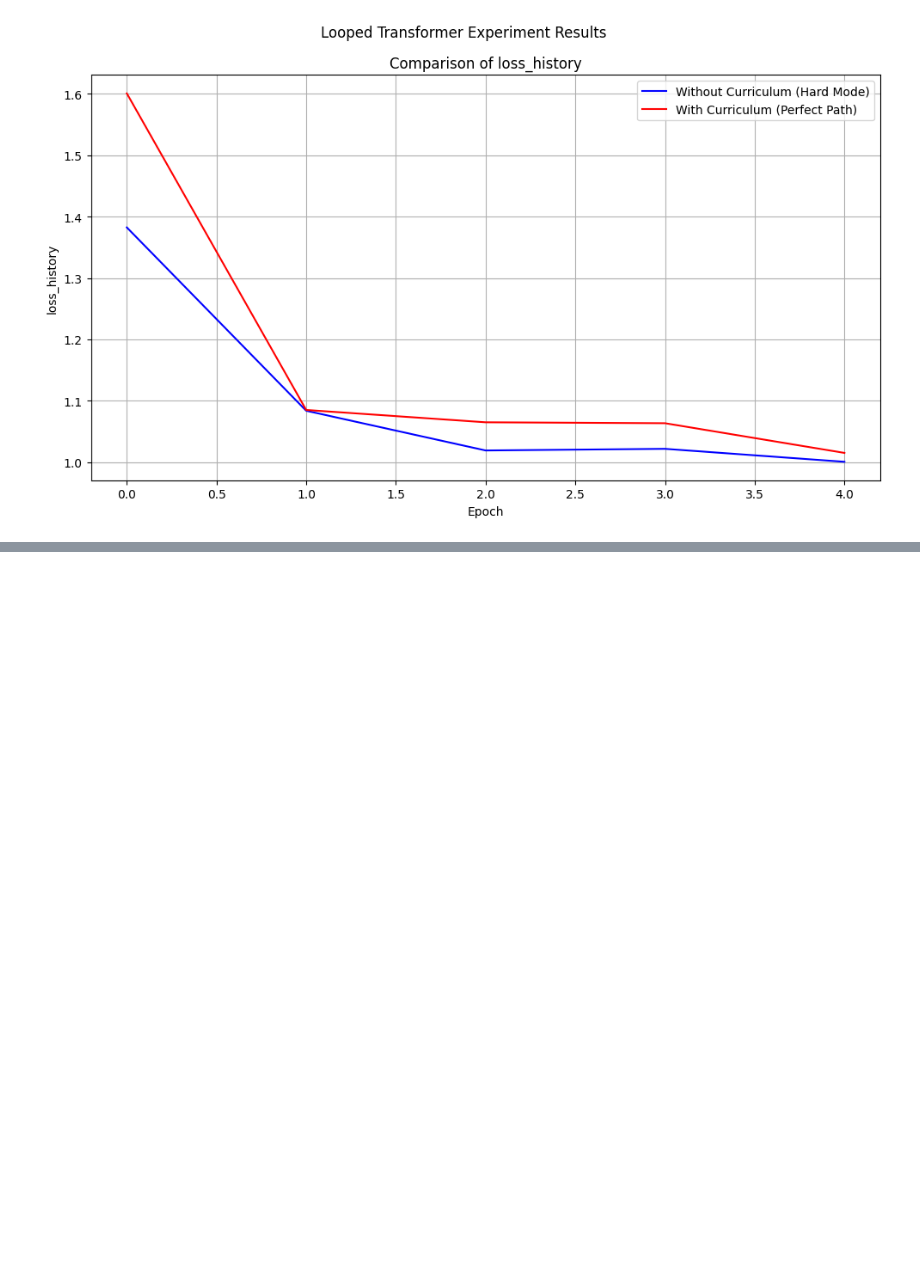
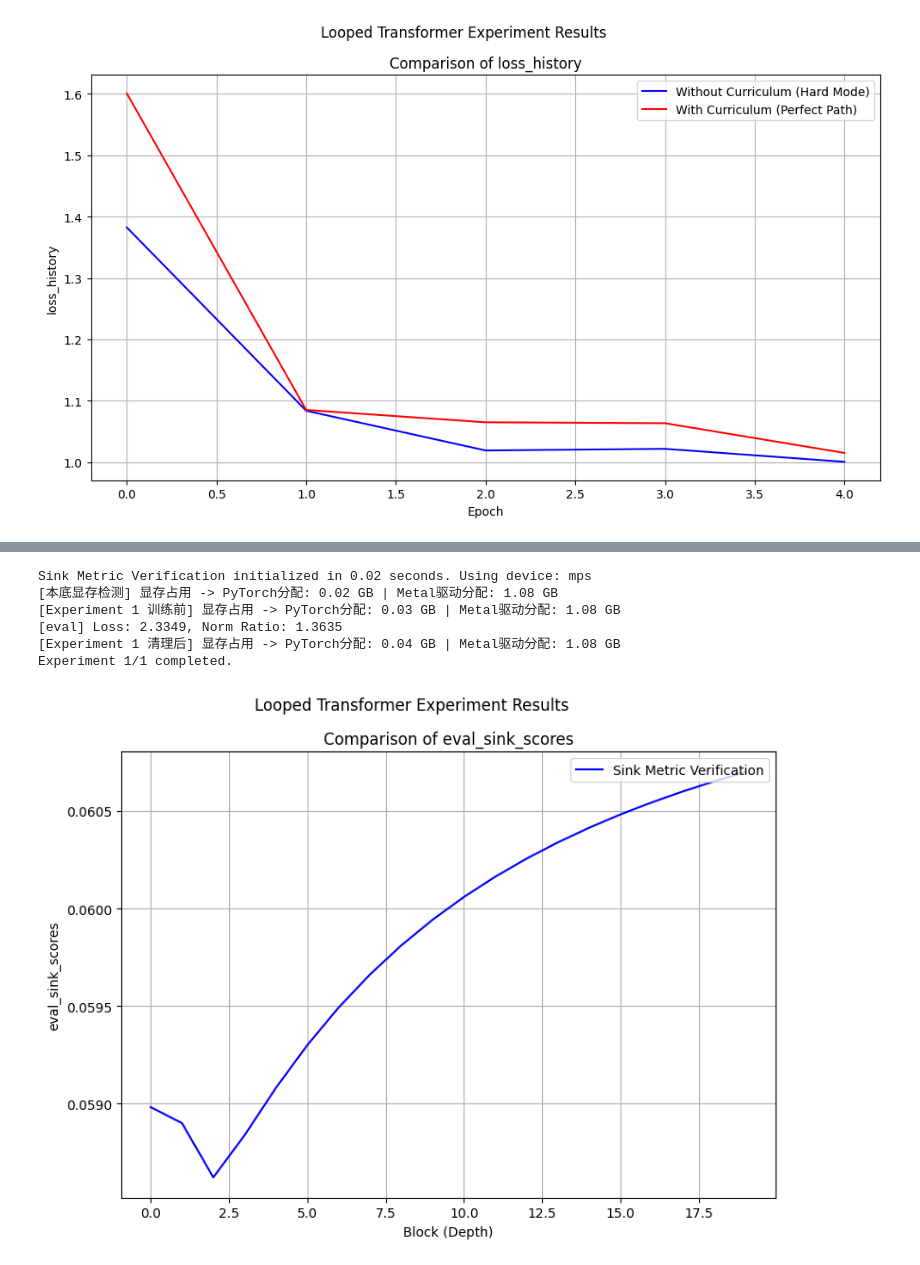
Before and after one commit to Bruce-lhq/looped-transformer-ablation-lab, a Jupyter notebook: Looped_Transformer.ipynb, the cells around one changed output, grey strips where cells are left out. Drawn from its saved outputs; the diff is of its cells as text; code cells hidden in the pictures; blank space fills up the shorter version.

```diff
--- a/Looped_Transformer.ipynb
+++ b/Looped_Transformer.ipynb
@@ -593,8 +642,14 @@ def nonlinear_data_generator(batch_size, seq_len, valid_d_x=None, d_x=20, d_y=1,
 
     if d_x==d_hidden:
         w1=torch.eye(d_x, device=device).unsqueeze(0).expand(batch_size, -1, -1) # 如果输入维度和隐藏层维度相同，变为nonlinear_func + linear的形式
+        if not getattr(nonlinear_data_generator, '_has_warned_w1_identity', False):
+            print("Warning: w1 is set to identity matrix because d_x equals d_hidden.")
+            nonlinear_data_generator._has_warned_w1_identity = True
     if d_hidden==d_y:
         w2=torch.eye(d_hidden, device=device).unsqueeze(0).expand(batch_size, -1, -1) # 如果隐藏层维度和输出维度相同，变为linear + nonlinear_func的形式
+        if not getattr(nonlinear_data_generator, '_has_warned_w2_identity', False):
+            print("Warning: w2 is set to identity matrix because d_hidden equals d_y.")
+            nonlinear_data_generator._has_warned_w2_identity = True
 
     hidden = x_data @ w1  # [batch_size, seq_len//2, d_hidden]
 
@@ -620,9 +675,9 @@ def dataloader(batch_size=64, seq_len=80, valid_d_x=None, d_x=20, d_y=1, device=
         valid_d_x = d_x
     while True:
         if data_type == 'linear':
-            x_data, y_data = linear_data_generator(batch_size, seq_len, valid_d_x=valid_d_x, d_x=d_x, d_y=d_y, device=device, generator=generator, ood_kwargs=ood_kwargs)
+            x_data, y_data = linear_data_generator(batch_size=batch_size, seq_len=seq_len, valid_d_x=valid_d_x, d_x=d_x, d_y=d_y, device=device, generator=generator, ood_kwargs=ood_kwargs)
         elif data_type == 'nonlinear':
-            x_data, y_data = nonlinear_data_generator(batch_size, seq_len, valid_d_x=valid_d_x, d_x=d_x, d_y=d_y, d_hidden=d_hidden, function_callable=function_callable, device=device, generator=generator, ood_kwargs=ood_kwargs)
+            x_data, y_data = nonlinear_data_generator(batch_size=batch_size, seq_len=seq_len, valid_d_x=valid_d_x, d_x=d_x, d_y=d_y, d_hidden=d_hidden, function_callable=function_callable, device=device, generator=generator, ood_kwargs=ood_kwargs)
         if sink_padding is not None:
             x_data = F.pad(x_data, (0, 0, sink_padding, 0), value=0)  # 在seq_len维度最前面添加sink_padding个全0向量
             y_data = F.pad(y_data, (0, 0, sink_padding, 0), value=0)
@@ -1779,0 +1925,11 @@ Experiment 2/2 completed.
+# %%
+sink_test_table.run(result_lists=[(['eval_sink_scores'], 'block')], modes=['evaluate'], eval_configs=[{'eval_name': 'eval'}])
+sink_test_table.plot()
+# %% [output]
+Sink Metric Verification initialized in 0.02 seconds. Using device: mps
+[本底显存检测] 显存占用 -> PyTorch分配: 0.02 GB | Metal驱动分配: 1.08 GB
+[Experiment 1 训练前] 显存占用 -> PyTorch分配: 0.03 GB | Metal驱动分配: 1.08 GB
+[eval] Loss: 2.3349, Norm Ratio: 1.3635
+[Experiment 1 清理后] 显存占用 -> PyTorch分配: 0.04 GB | Metal驱动分配: 1.08 GB
+Experiment 1/1 completed.
+[figure, added]
```
Also changed, not shown: parts of 14 cells of this notebook, 1 other file.
